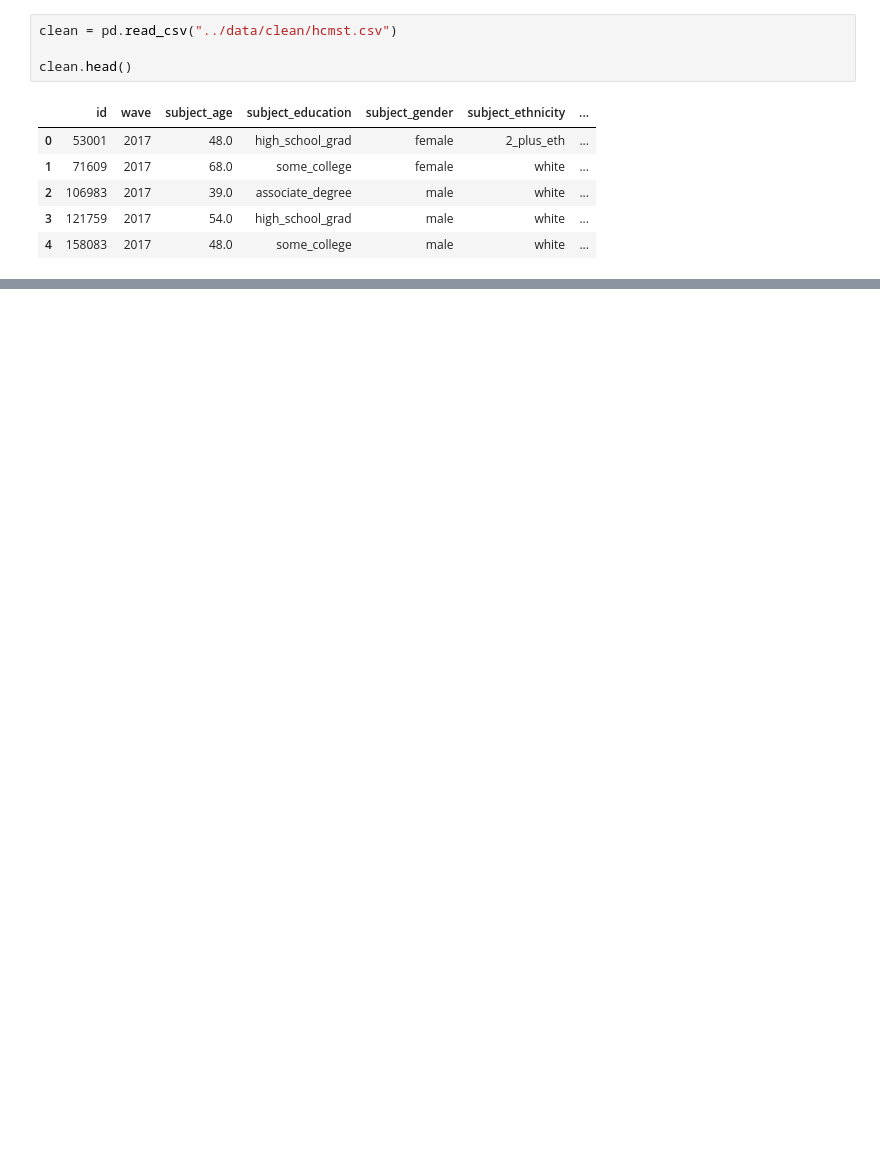
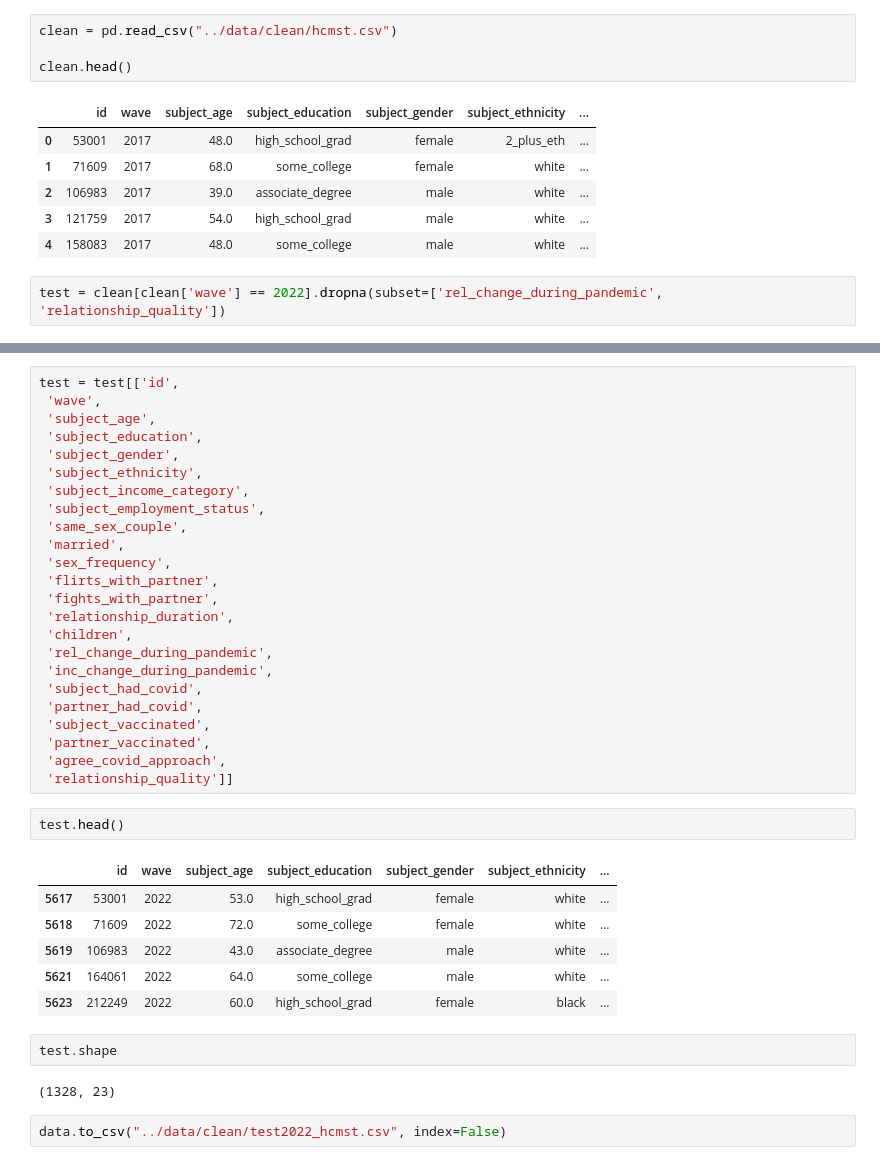
Before and after one commit to katieburak/diversedata.github.io, a Jupyter notebook: scripts/HCMST_clean.ipynb, the cells around one changed output, grey strips where cells are left out. Cells and saved outputs as stored; diff of their text form; blank space fills up the shorter version.

Commit message:
Adding a test version of the data set focused on 2022 only

```diff
--- a/scripts/HCMST_clean.ipynb
+++ b/scripts/HCMST_clean.ipynb
@@ -981,3 +981,5 @@ clean.head()
 | 2 | 106983 | 2017 | 39.0 | associate_degree | male | white | ... |
 | 3 | 121759 | 2017 | 54.0 | high_school_grad | male | white | ... |
 | 4 | 158083 | 2017 | 48.0 | some_college | male | white | ... |
+# %%
+test = clean[clean['wave'] == 2022].dropna(subset=['rel_change_during_pandemic', 'relationship_quality'])
@@ -983,0 +1006,39 @@ clean.head()
+# %%
+test = test[['id',
+ 'wave',
+ 'subject_age',
+ 'subject_education',
+ 'subject_gender',
+ 'subject_ethnicity',
+ 'subject_income_category',
+ 'subject_employment_status',
+ 'same_sex_couple',
+ 'married',
+ 'sex_frequency',
+ 'flirts_with_partner',
+ 'fights_with_partner',
+ 'relationship_duration',
+ 'children',
+ 'rel_change_during_pandemic',
+ 'inc_change_during_pandemic',
+ 'subject_had_covid',
+ 'partner_had_covid',
+ 'subject_vaccinated',
+ 'partner_vaccinated',
+ 'agree_covid_approach',
+ 'relationship_quality']]
+# %%
+test.head()
+# %% [output]
+|  | id | wave | subject_age | subject_education | subject_gender | subject_ethnicity | ... |
+| 5617 | 53001 | 2022 | 53.0 | high_school_grad | female | white | ... |
+| 5618 | 71609 | 2022 | 72.0 | some_college | female | white | ... |
+| 5619 | 106983 | 2022 | 43.0 | associate_degree | male | white | ... |
+| 5621 | 164061 | 2022 | 64.0 | some_college | male | white | ... |
+| 5623 | 212249 | 2022 | 60.0 | high_school_grad | female | black | ... |
+# %%
+test.shape
+# %% [output]
+(1328, 23)
+# %%
+data.to_csv("../data/clean/test2022_hcmst.csv", index=False)
```
Also changed, not shown: parts of 2 cells of this notebook, 1 other file.
